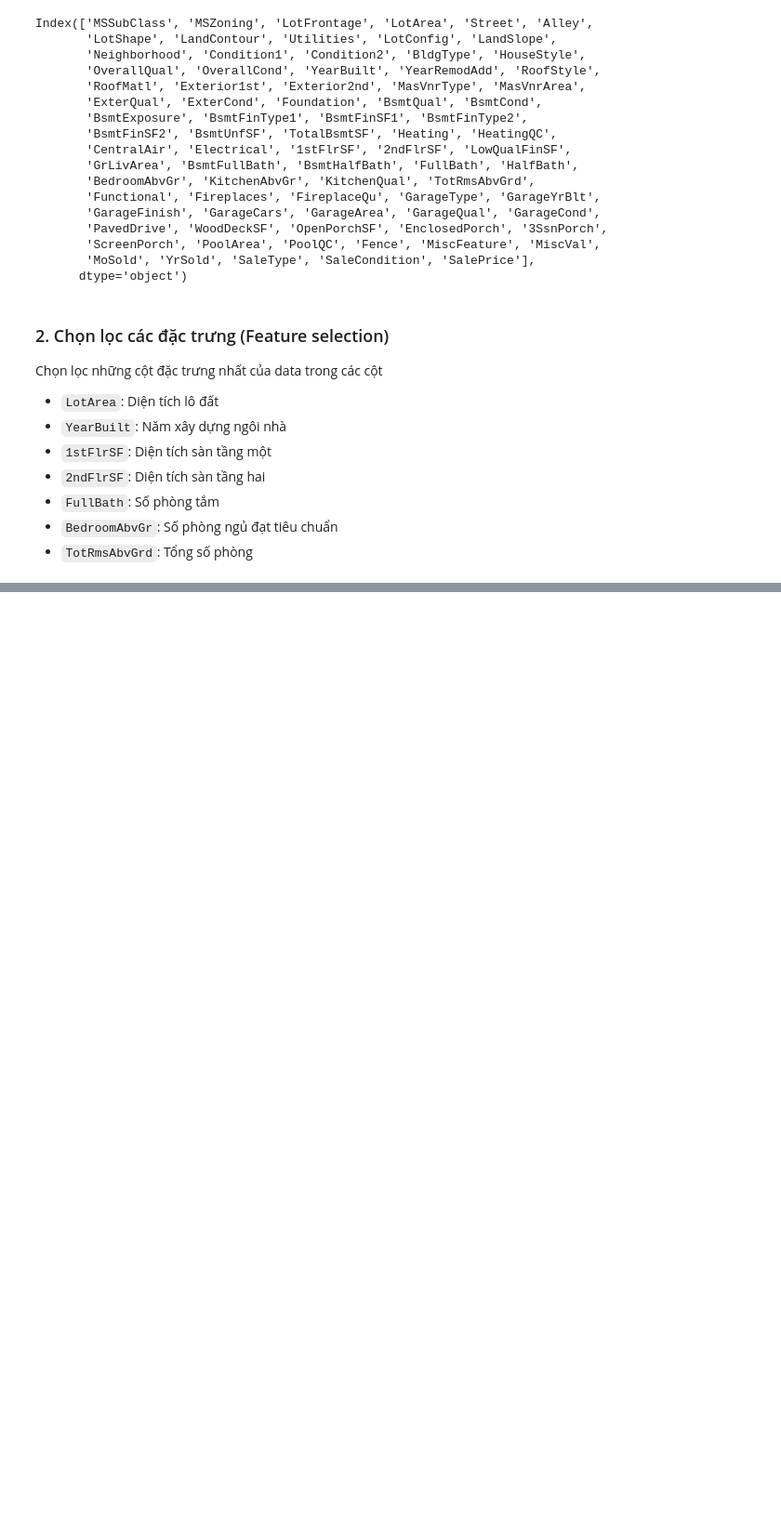
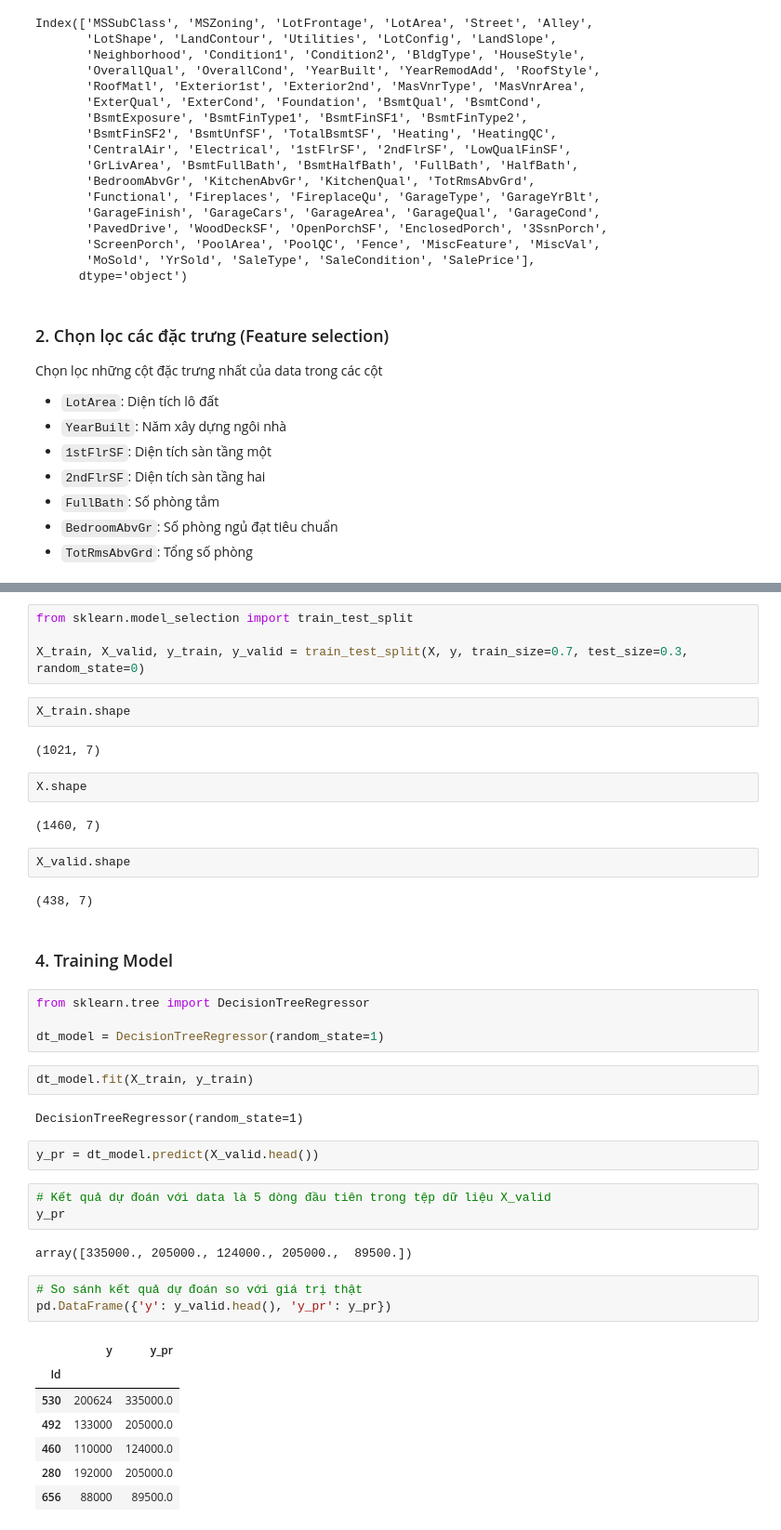
Before and after one commit to anhpham77346/house_test, a Jupyter notebook: house_test.ipynb, the cells around one changed output, grey strips where cells are left out. Shown at 93% size. Cells and saved outputs as stored; diff of their text form; blank space fills up the shorter version.

```diff
--- a/house_test.ipynb
+++ b/house_test.ipynb
@@ -54,0 +88,44 @@ fearures = ["LotArea", "YearBuilt", "1stFlrSF", "2ndFlrSF", "FullBath", "Bedroom
+# %%
+from sklearn.model_selection import train_test_split
+
+X_train, X_valid, y_train, y_valid = train_test_split(X, y, train_size=0.7, test_size=0.3, random_state=0)
+# %%
+X_train.shape
+# %% [output]
+(1021, 7)
+# %%
+X.shape
+# %% [output]
+(1460, 7)
+# %%
+X_valid.shape
+# %% [output]
+(438, 7)
+# %% [markdown]
+### 4. Training Model
+# %%
+from sklearn.tree import DecisionTreeRegressor
+
+dt_model = DecisionTreeRegressor(random_state=1)
+# %%
+dt_model.fit(X_train, y_train)
+# %% [output]
+DecisionTreeRegressor(random_state=1)
+# %%
+y_pr = dt_model.predict(X_valid.head())
+# %%
+# Kết quả dự đoán với data là 5 dòng đầu tiên trong tệp dữ liệu X_valid
+y_pr
+# %% [output]
+array([335000., 205000., 124000., 205000.,  89500.])
+# %%
+# So sánh kết quả dự đoán so với giá trị thật
+pd.DataFrame({'y': y_valid.head(), 'y_pr': y_pr})
+# %% [output]
+|  | y | y_pr |
+| Id |  |  |
+| 530 | 200624 | 335000.0 |
+| 492 | 133000 | 205000.0 |
+| 460 | 110000 | 124000.0 |
+| 280 | 192000 | 205000.0 |
+| 656 | 88000 | 89500.0 |
```
Also changed, not shown: parts of 12 cells of this notebook, 1 other file.
